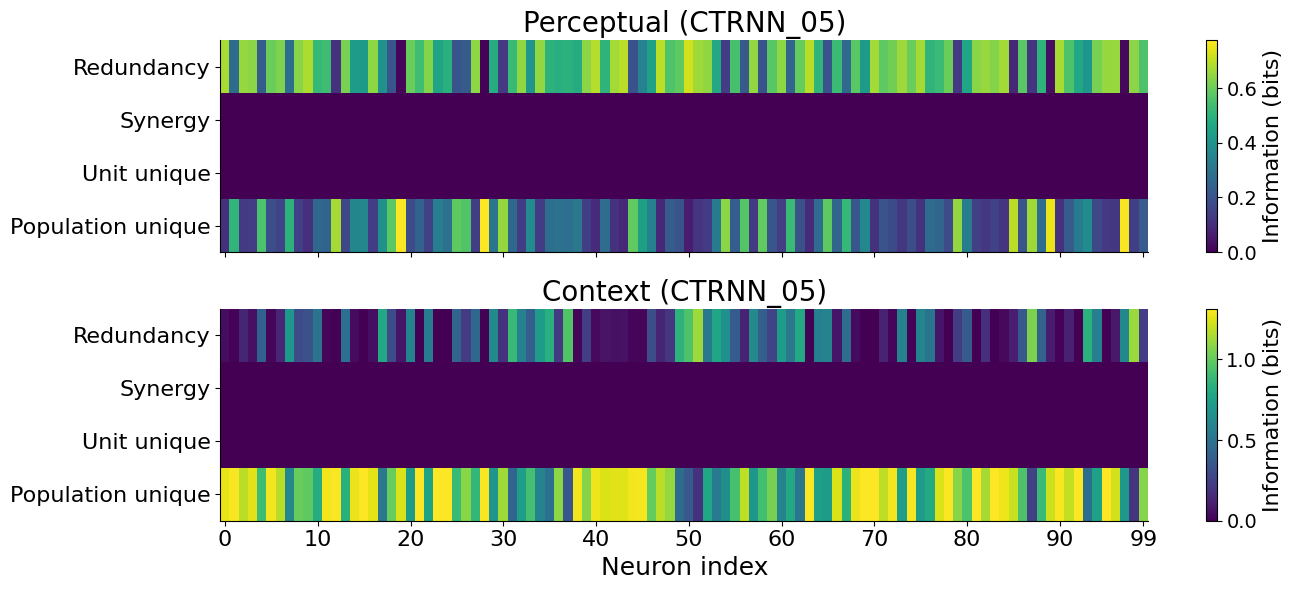
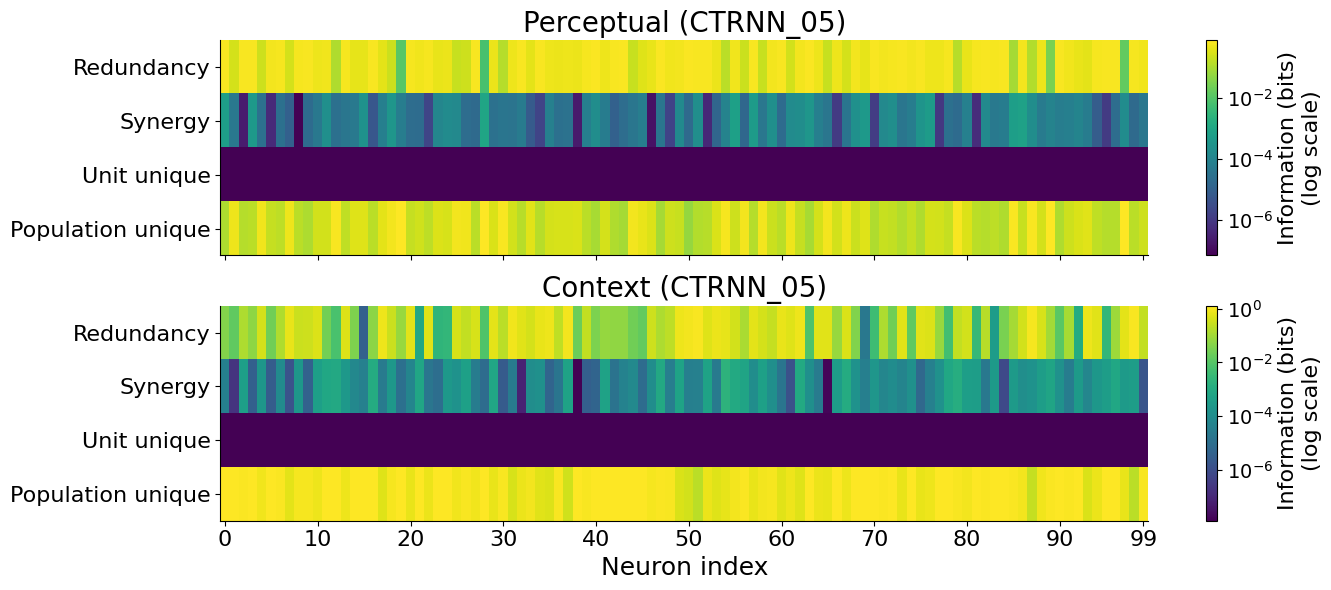
The notebook cell's code change between the first figure and the second:
--- before
+++ after
@@ -3,4 +3,9 @@
                                  #       (mi_joint = I(all units;Y)) -> fraction; False: raw bits.
 show_population_unique = True     # True: include the 'Population unique' (unique2) row; False: hide it.
+log_scale              = True    # True: draw each (still per-task) colorbar on a LOG scale so tiny
+                                 #       nonzero atoms (e.g. Synergy ~1e-4 bits) separate from EXACT
+                                 #       zeros; False: linear colorbar (unchanged behavior).
+
+from matplotlib.colors import LogNorm   # log color scaling used only when log_scale is True
 
 # Heatmap rows in the required order: (display label, gaussian_pid_one2many_gpu atom key). With
@@ -18,5 +23,16 @@
     shows it inline only if show=True (so every pair is saved, but only the chosen one is drawn)."""
     fig, axes = plt.subplots(2, 1, figsize=(14, 6), sharex=True)
-    cbar_label = 'Fraction of total MI' if normalize_unit_PID else 'Information (bits)'
+    if normalize_unit_PID:
+        cbar_label = 'Fraction of total MI'
+    elif log_scale:
+        cbar_label = 'Information (bits)\n(log scale)'
+    else:
+        cbar_label = 'Information (bits)'
+    # colormap = viridis, but with masked cells drawn as its LOWEST (darkest) color. LogNorm
+    # masks values <= 0 (log undefined) and Unit unique = 0 for every unit; without this those
+    # cells default to transparent -> white, which misreads as high (the max color is yellow,
+    # not white). set_bad ties exact zeros to the dark low end, matching 'very low = dark'.
+    cmap = plt.get_cmap('viridis').copy()
+    cmap.set_bad(cmap(0.0))                           # exact-zero atoms render dark, not blank
     for ax, task, seed in [(axes[0], 'perceptual', per_seed), (axes[1], 'context', ctx_seed)]:
         out = unit_pid[task][seed]                       # per-unit atoms for this seed (from 6c)
@@ -27,6 +43,11 @@
             # fraction of total MI; for one unit the 4 atoms then sum to 1 (== decision_pid total_mi).
             mat = mat / out['mi_joint'][0]
-        # heatmap: rows = PID components, columns = neuron index (sequential map; all atoms >= 0)
-        im = ax.imshow(mat, aspect='auto', cmap='viridis', interpolation='nearest')
+        # heatmap: rows = PID components, columns = neuron index (sequential map; all atoms >= 0).
+        # log_scale -> LogNorm colorbar (autoscaled per task, so each keeps its OWN range): tiny
+        # nonzero atoms (Synergy) become visible and separate from EXACT zeros (e.g. Unit unique = 0
+        # for every unit), which LogNorm masks and (via cmap.set_bad above) draws as the darkest
+        # color rather than blank white. Linear mode masks nothing, so this only affects log mode.
+        norm = LogNorm() if log_scale else None      # None -> default linear scale (unchanged)
+        im = ax.imshow(mat, aspect='auto', cmap=cmap, interpolation='nearest', norm=norm)
         ax.set_yticks(range(len(rows)))
         ax.set_yticklabels([label for label, _ in rows])

Commit: Log scale Figure 6 PID analysis